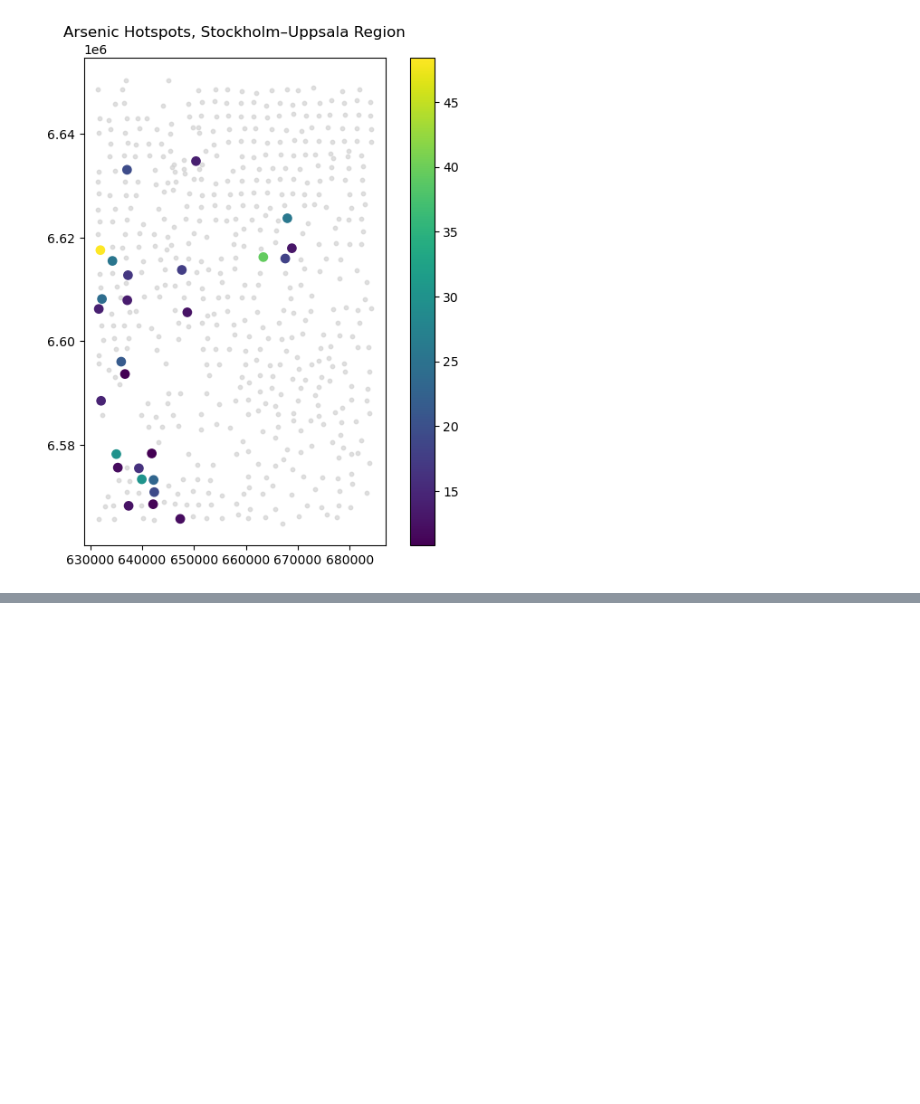
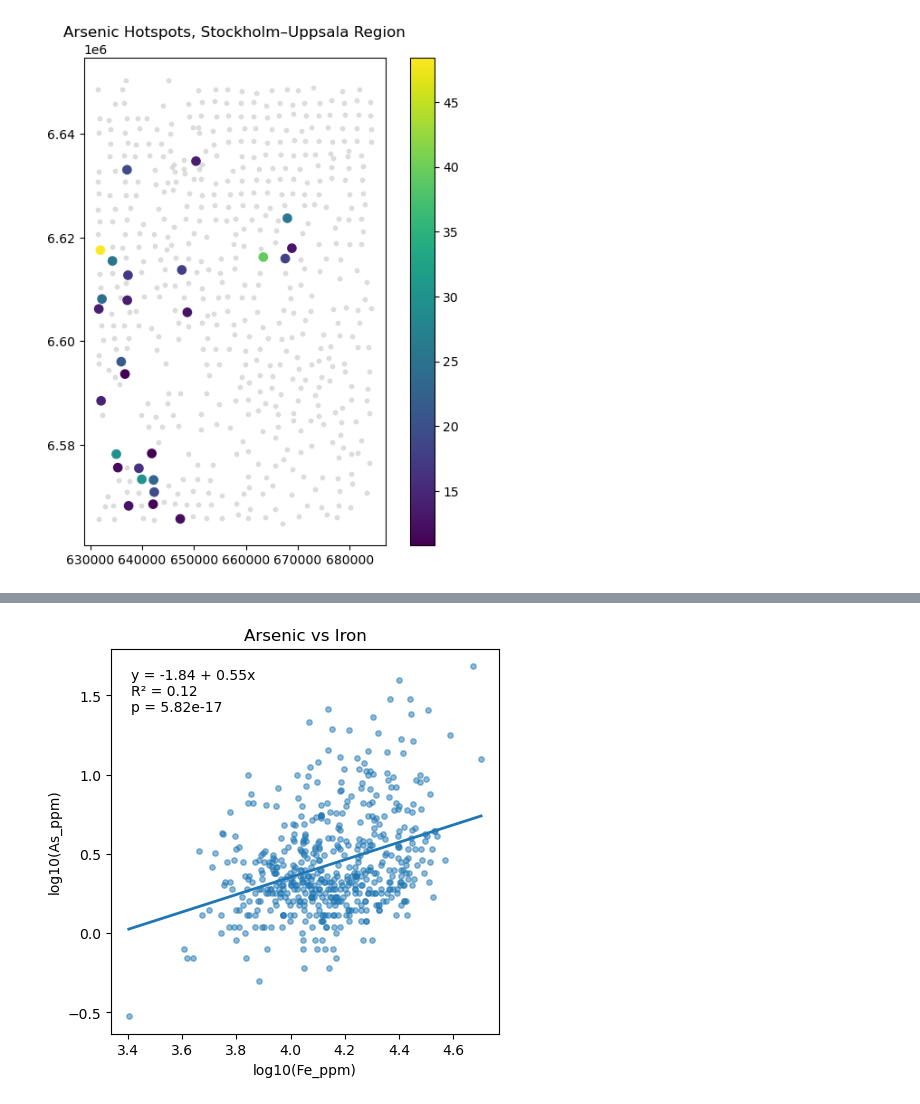
Before and after one commit to M-Tuy/markgeokemi, a Jupyter notebook: notebooks/arsenic_stockholm_uppsala.ipynb, the cells around one changed output, grey strips where cells are left out. Saved outputs shown, nothing was run; the diff lists cells and outputs as text; code cells hidden in the pictures; blank space fills up the shorter version.

Commit message:
Fe_ppm and Ca_ppm as predictors

```diff
--- a/notebooks/arsenic_stockholm_uppsala.ipynb
+++ b/notebooks/arsenic_stockholm_uppsala.ipynb
@@ -2,6 +2,8 @@
 import geopandas as gpd
 from pyproj import Transformer
 import matplotlib.pyplot as plt
+import numpy as np
+from scipy.stats import linregress
 
 gpd.options.io_engine = "pyogrio" #faster engine
 markgeokemi_icpms = gpd.read_file(
@@ -82,8 +84,67 @@ plt.savefig(
 )
 plt.show()
 
-as_stoch_upp['geometry'] #return Geo.Series
-as_stoch_upp[['geometry']] #returns GeodataFrame
+#Fe data
+fe_stoch_upp = markgeokemi_icpms_clean[
+    (markgeokemi_icpms_clean["fe_ppm"].notna()) & #removes missing values
+    (markgeokemi_icpms_clean["fe_ppm"] > 0) & # > 0 removes not analysed & below detection
+    (markgeokemi_icpms_clean["ew"].between(min_ew, max_ew)) &
+    (markgeokemi_icpms_clean["ns"].between(min_ns, max_ns))
+][["unikt_id", "ns", "ew", "fe_ppm", "geometry"]
+].copy()
+# pair As and Fe correctly by sample ID
+df = as_stoch_upp.merge(
+    fe_stoch_upp[["unikt_id", "fe_ppm"]],
+    on="unikt_id",
+    how="inner"
+)
+
+# keep only positive values for log10
+df = df[(df["as_ppm"] > 0) & (df["fe_ppm"] > 0)].copy()
+
+# predictor and response
+x = np.log10(df["fe_ppm"])   # predictor
+y = np.log10(df["as_ppm"])   # response
+
+# linear model
+res = linregress(x, y)
+
+# regression line
+x_line = np.linspace(x.min(), x.max(), 100)
+y_line = res.intercept + res.slope * x_line
+
+# print parameters
+print("Predictor: log10(fe_ppm)")
+print("Response: log10(as_ppm)")
+print(f"Intercept: {res.intercept:.3f}")
+print(f"Slope: {res.slope:.3f}")
+print(f"R: {res.rvalue:.3f}")
+print(f"R²: {res.rvalue**2:.3f}")
+print(f"P-value: {res.pvalue:.3e}")
+print(f"Std error: {res.stderr:.3f}")
+
+# plot
+fig, ax = plt.subplots(figsize=(5, 5))
+ax.scatter(x, y, s=15, alpha=0.5)
+ax.plot(x_line, y_line, linewidth=2)
+
+ax.set_xlabel("log10(Fe_ppm)")
+ax.set_ylabel("log10(As_ppm)")
+ax.set_title("Arsenic vs Iron")
+
+ax.text(
+    0.05, 0.95,
+    f"y = {res.intercept:.2f} + {res.slope:.2f}x\nR² = {res.rvalue**2:.2f}\np = {res.pvalue:.2e}",
+    transform=ax.transAxes,
+    verticalalignment="top"
+)
+
+plt.savefig(
+    "C:/Projects/markgeokemi/results/as_fe_stockholm_Uppsala.png",
+    dpi=300,
+    bbox_inches="tight"
+)
+plt.show()
 # %% [output]
  report summary stats and hotspot metrics:
 count    535.00
@@ -114,0 +172 @@ Name: geometry, Length: 535, dtype: geometry
+[figure, added]
```
Also changed, not shown: parts of 1 cell of this notebook, 9 other files.
